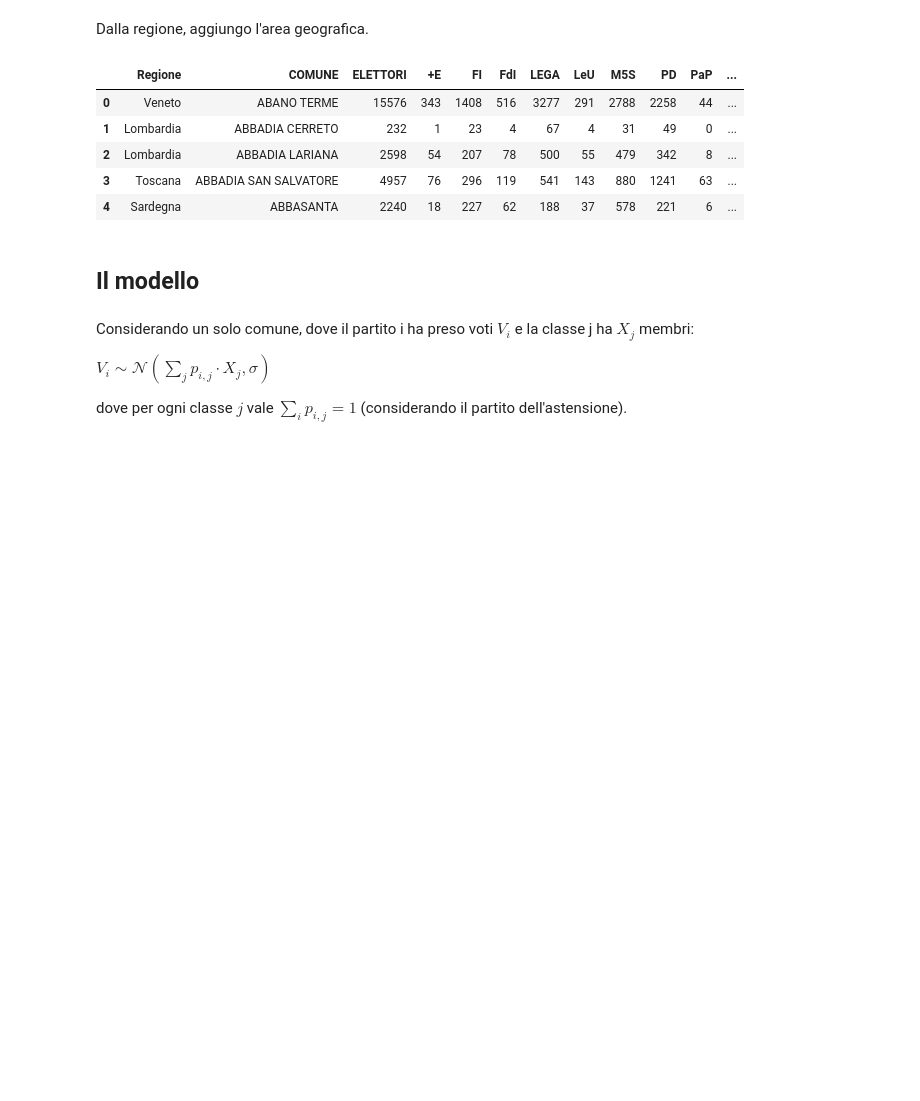
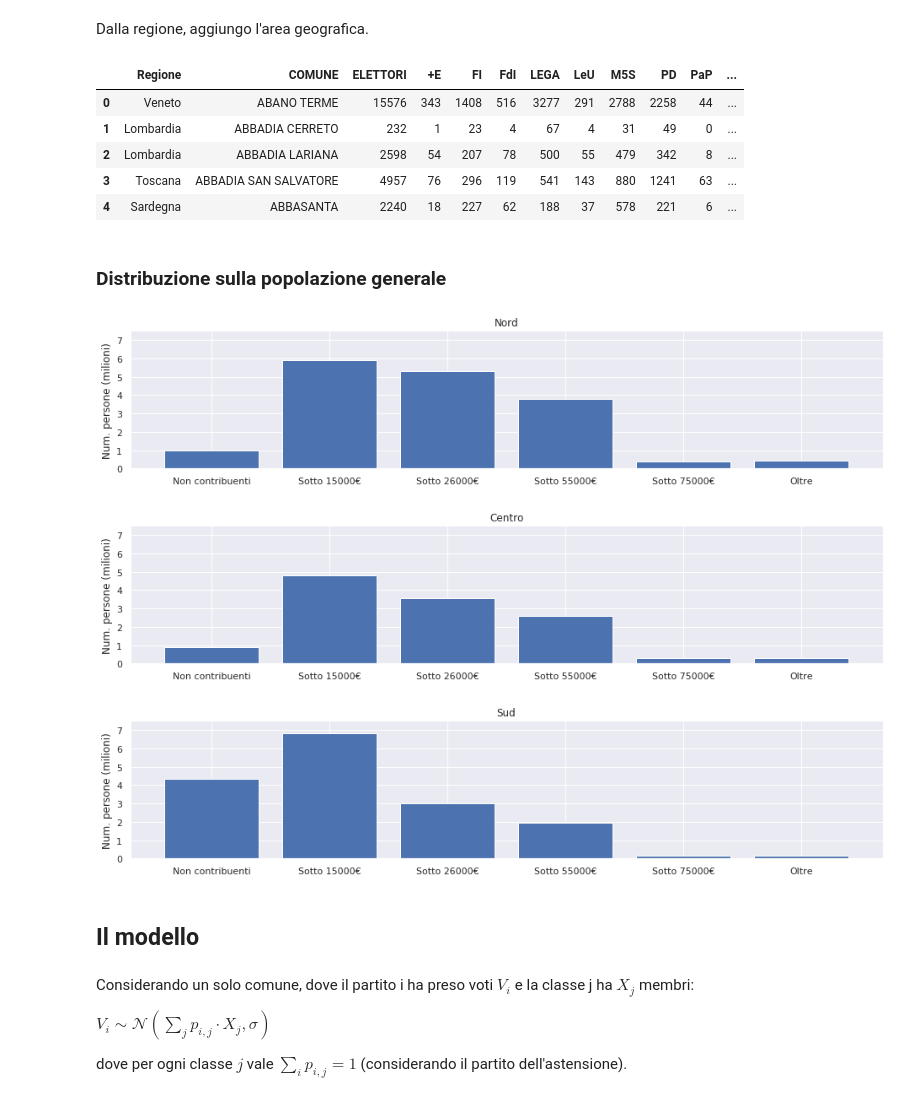
Before and after one commit to corradomonti/bayesian-elections-analysis, a Jupyter notebook: notebook/analysis.ipynb, the cells around one changed output. Drawn from its saved outputs; the diff is of its cells as text; code cells hidden in the pictures; blank space fills up the shorter version.

Commit message:
Distribuzione redditi

```diff
--- a/notebook/analysis.ipynb
+++ b/notebook/analysis.ipynb
@@ -202,6 +202,26 @@ voti_redditi.head()
 | 2 | Lombardia | ABBADIA LARIANA | 2598 | 54 | 207 | 78 | 500 | 55 | 479 | 342 | 8 | ... |
 | 3 | Toscana | ABBADIA SAN SALVATORE | 4957 | 76 | 296 | 119 | 541 | 143 | 880 | 1241 | 63 | ... |
 | 4 | Sardegna | ABBASANTA | 2240 | 18 | 227 | 62 | 188 | 37 | 578 | 221 | 6 | ... |
+# %% [markdown]
+### Distribuzione sulla popolazione generale
+# %%
+def plot_levels(df, classi=classi):
+    for nome_area in ['Nord', 'Centro', 'Sud']:
+        totale_classe = df[df.area == nome_area][classi].sum().values
+        plt.figure(figsize=(16, 3))
+        plt.title(nome_area)
+        plt.ylabel("Num. persone (milioni)")
+        plt.yticks(np.arange(0, 7.5, 1))
+        plt.ylim((0, 7.5))
+        plt.bar(classi, totale_classe / 1000000)
+        plt.savefig(f'../plots/dist-redditi-{nome_area}.pdf')
+        plt.show()
+
+plot_levels(voti_redditi)
+# %% [output]
+[figure, added]
+[figure, added]
+[figure, added]
 # %% [markdown]
 ## Il modello
 # %% [markdown]
```
Also changed, not shown: 3 other files.
